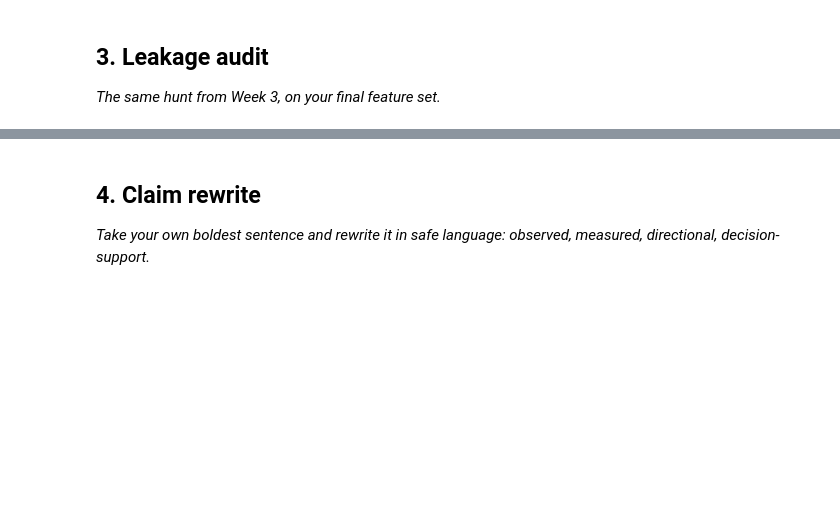
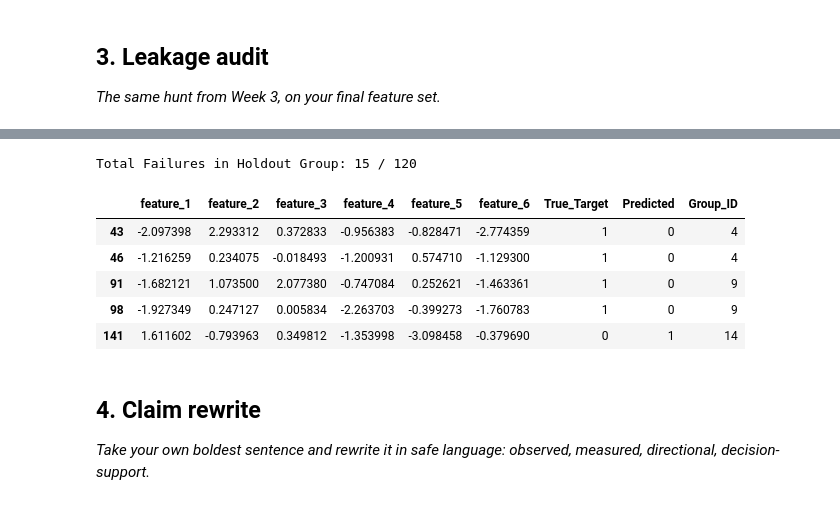
Before and after one commit to backlashblitz/flyrank-ml-internship, a Jupyter notebook: work/notebooks/w06_validation_audit.ipynb, the cells around one changed output, grey strips where cells are left out. Cells and saved outputs as stored; diff of their text form; code cells hidden in the pictures; blank space fills up the shorter version.

```diff
--- a/work/notebooks/w06_validation_audit.ipynb
+++ b/work/notebooks/w06_validation_audit.ipynb
@@ -30,3 +128,25 @@ This skeleton is yours to fill. Work the sections **in order** — each one has
+# %%
+# Inspecting Real Failure Examples Under Honest Split
+error_frame = X_test_g.copy()
+error_frame["True_Target"] = y_test_g
+error_frame["Predicted"] = y_pred_g
+error_frame["Group_ID"] = groups[test_idx]
+
+failures = error_frame[
+    error_frame["True_Target"] != error_frame["Predicted"]
+].head(5)
+print(
+    f"Total Failures in Holdout Group: {len(error_frame[error_frame['True_Target'] != error_frame['Predicted']])} / {len(X_test_g)}"
+)
+display(failures)
+# %% [output]
+Total Failures in Holdout Group: 15 / 120
+|  | feature_1 | feature_2 | feature_3 | feature_4 | feature_5 | feature_6 | True_Target | Predicted | Group_ID |
+| 43 | -2.097398 | 2.293312 | 0.372833 | -0.956383 | -0.828471 | -2.774359 | 1 | 0 | 4 |
+| 46 | -1.216259 | 0.234075 | -0.018493 | -1.200931 | 0.574710 | -1.129300 | 1 | 0 | 4 |
+| 91 | -1.682121 | 1.073500 | 2.077380 | -0.747084 | 0.252621 | -1.463361 | 1 | 0 | 9 |
+| 98 | -1.927349 | 0.247127 | 0.005834 | -2.263703 | -0.399273 | -1.760783 | 1 | 0 | 9 |
+| 141 | 1.611602 | -0.793963 | 0.349812 | -1.353998 | -3.098458 | -0.379690 | 0 | 1 | 14 |
 # %% [markdown]
 ## 4. Claim rewrite
 
```
Also changed, not shown: parts of 9 cells of this notebook.
